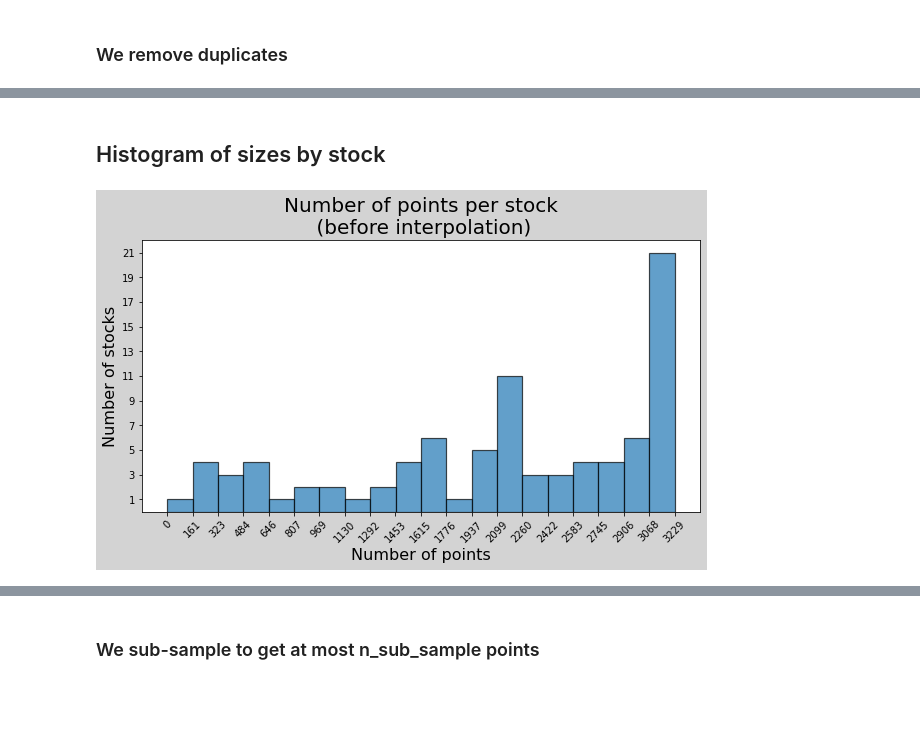
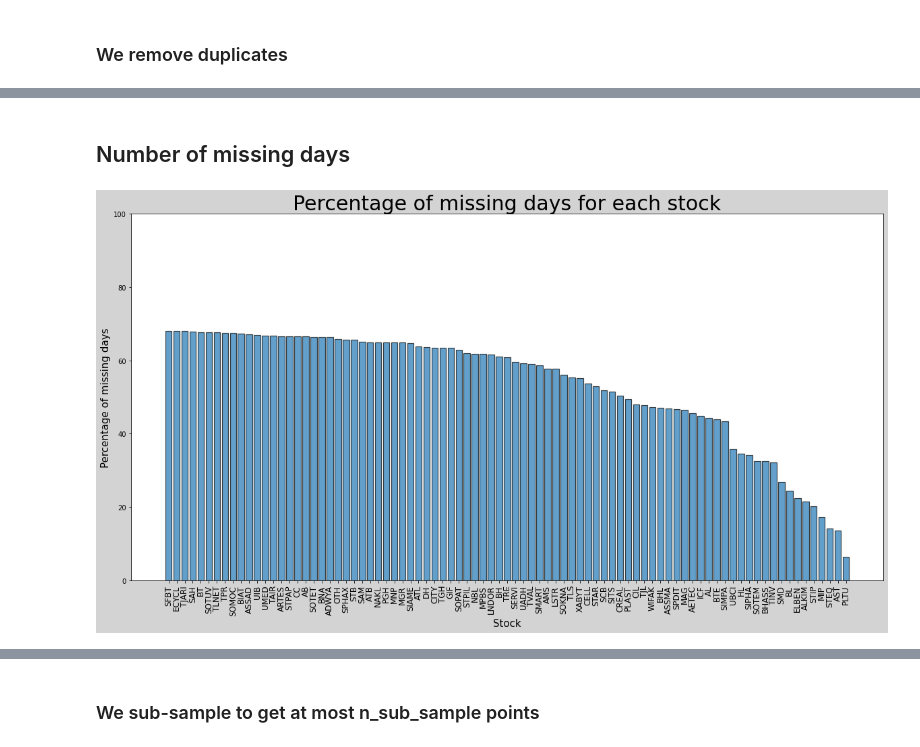
Before and after one commit to bastienlc/CPOP, a Jupyter notebook: dataset.ipynb, the cells around one changed output, grey strips where cells are left out. Cells and saved outputs as stored; diff of their text form; code cells hidden in the pictures; blank space fills up the shorter version.

```diff
--- a/dataset.ipynb
+++ b/dataset.ipynb
@@ -142,32 +205,5 @@ for stock in stocks:
     X, y = stock_dict[stock][0], stock_dict[stock][1]
     X_int, y_int = interpolate_linearly(X, y)
     stock_dict_int[stock] = (X_int, y_int)
-# %% [markdown]
-## Histogram of sizes by stock
-# %%
-size_by_stock = {}
-for stock in stocks:
-    size_by_stock[stock] = len(stock_dict[stock][0])
-
-sizes = list(size_by_stock.values())
-
-fig, ax = plt.subplots(figsize=(10, 5))
-fig.set_facecolor('lightgrey')
-ax.set_facecolor('white')
-ax.set_title('Number of points per stock\n (before interpolation)', fontsize=20)
-# align ticks with bins
-step = np.max(sizes)/20
-ticks = [0]
-for i in range(20):
-    ticks.append(ticks[-1] + step)
-ax.set_xticks(ticks)
-ax.set_yticks([i for i in range(1, 25, 2)])
-# set tick orientation
-for tick in ax.get_xticklabels():
-    tick.set_rotation(45)
-ax.set_xlabel('Number of points', fontsize=16)
-ax.set_ylabel('Number of stocks', fontsize=16)
-ax.hist(sizes, bins=20, edgecolor='black', linewidth=1.2, alpha=0.7)
-plt.show()
-# %% [output]
-[figure, removed]
+# %% [markdown]
+## Number of missing days
@@ -174,3 +219,16 @@ plt.show()
+# %%
+fig, ax = plt.subplots(figsize=(20,10))
+fig.patch.set_facecolor('lightgrey')
+ax.patch.set_facecolor('white')
+ax.bar(missing_days_per_stock.keys(), missing_days_per_stock.values(), edgecolor='black', linewidth=1.2, alpha=0.7)
+ax.set_xticklabels(missing_days_per_stock.keys(), rotation=90, fontsize=12)
+ax.set_xlabel('Stock', fontsize=15)
+ax.set_ylabel('Percentage of missing days', fontsize=15)
+ax.set_title('Percentage of missing days for each stock', fontsize=30)
+ax.set_ylim([0, 100])
+plt.show()
+# %% [output]
+[figure, added]
 # %%
 size_by_stock_int = {}
 for stock in stocks:
```
Also changed, not shown: parts of 34 cells of this notebook.
